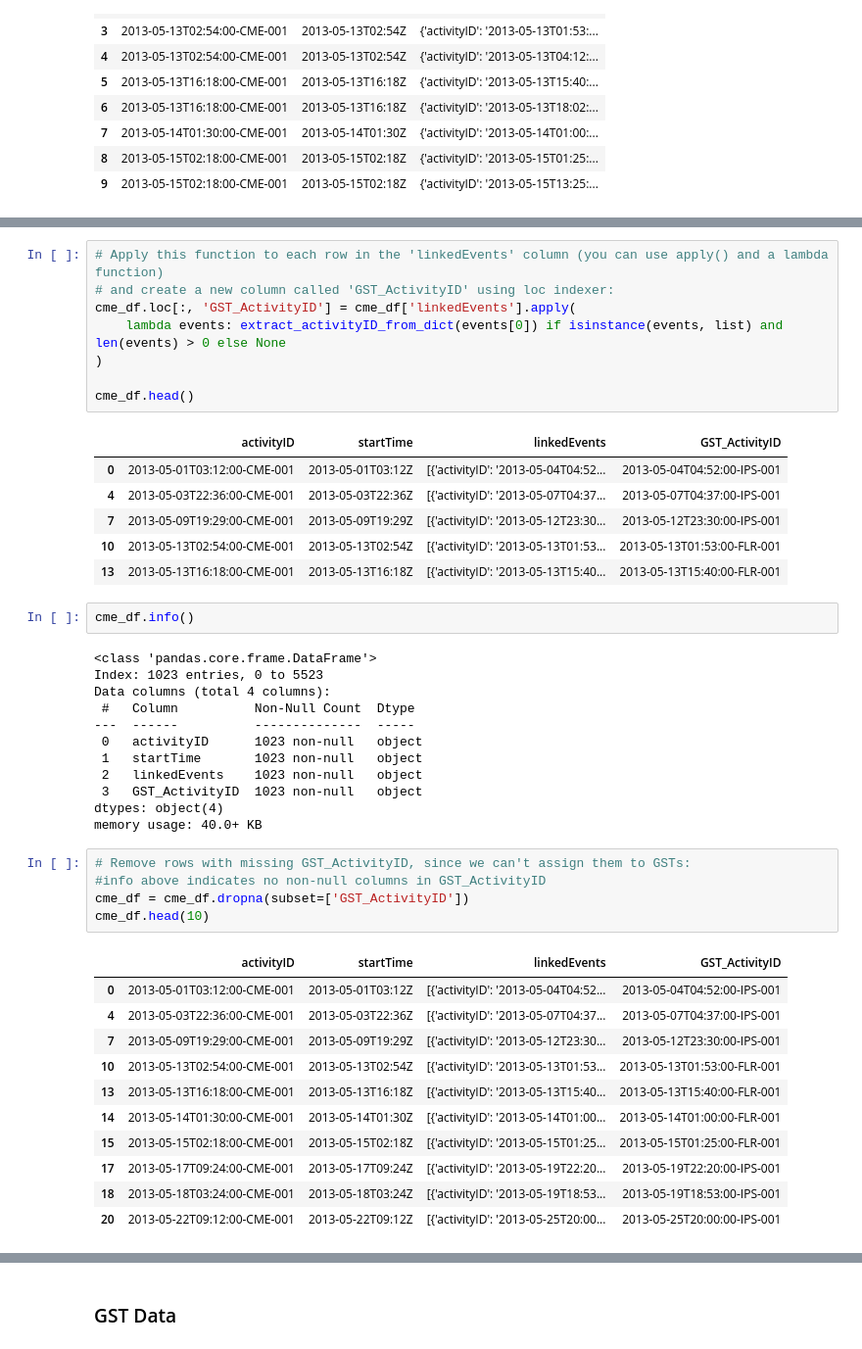
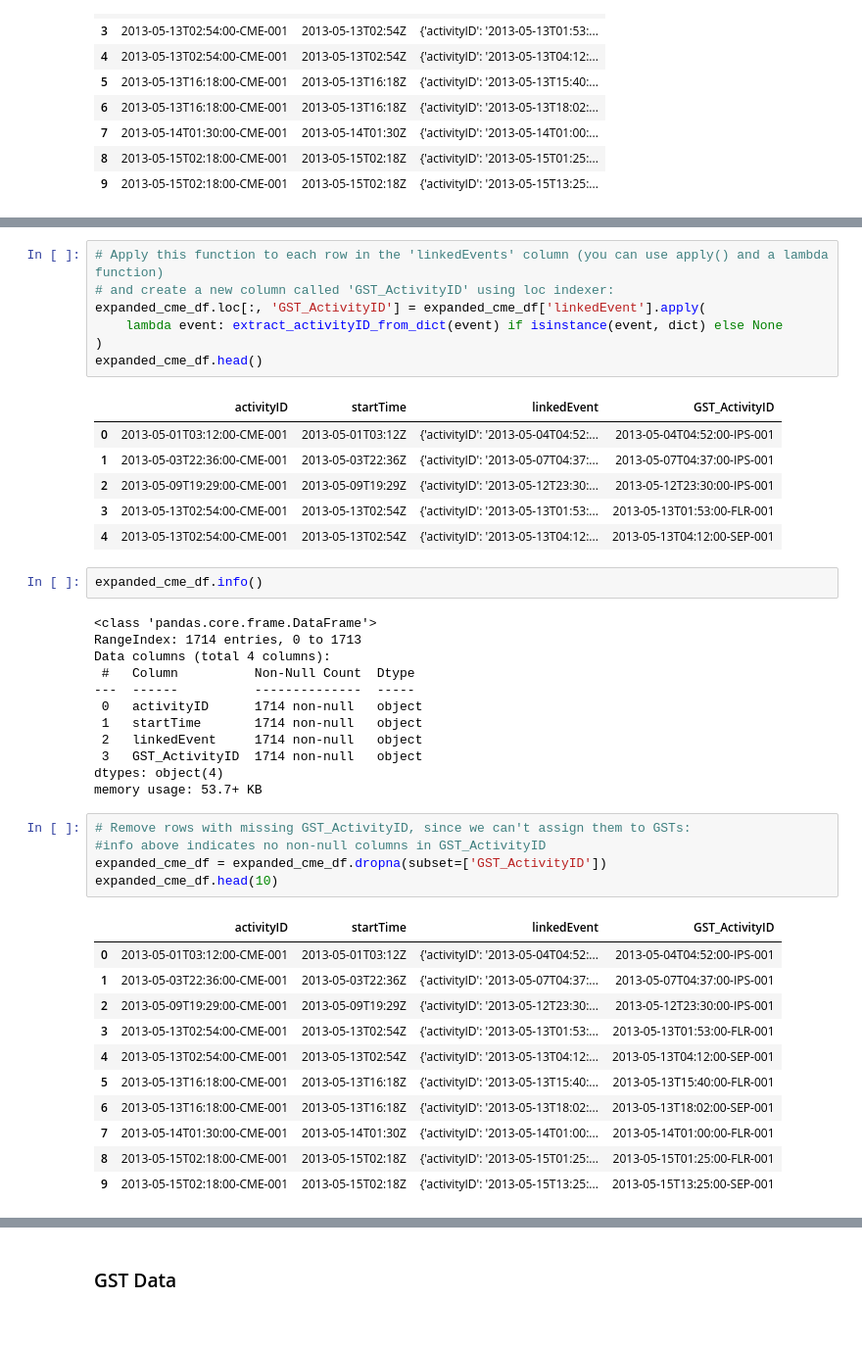
Before and after one commit to chadlbradford/data-sourcing-challenge, a Jupyter notebook: retrieve_data.ipynb, the cells around one changed output, grey strips where cells are left out. Shown at 98% size. Cells and saved outputs as stored; diff of their text form.

```diff
--- a/retrieve_data.ipynb
+++ b/retrieve_data.ipynb
@@ -264,46 +293,45 @@ Result for invalid input: None
 # %%
 # Apply this function to each row in the 'linkedEvents' column (you can use apply() and a lambda function)
 # and create a new column called 'GST_ActivityID' using loc indexer:
-cme_df.loc[:, 'GST_ActivityID'] = cme_df['linkedEvents'].apply(
-    lambda events: extract_activityID_from_dict(events[0]) if isinstance(events, list) and len(events) > 0 else None
+expanded_cme_df.loc[:, 'GST_ActivityID'] = expanded_cme_df['linkedEvent'].apply(
+    lambda event: extract_activityID_from_dict(event) if isinstance(event, dict) else None
 )
-
-cme_df.head()
+expanded_cme_df.head()
 # %% [output]
-|  | activityID | startTime | linkedEvents | GST_ActivityID |
-| 0 | 2013-05-01T03:12:00-CME-001 | 2013-05-01T03:12Z | [{'activityID': '2013-05-04T04:52... | 2013-05-04T04:52:00-IPS-001 |
-| 4 | 2013-05-03T22:36:00-CME-001 | 2013-05-03T22:36Z | [{'activityID': '2013-05-07T04:37... | 2013-05-07T04:37:00-IPS-001 |
-| 7 | 2013-05-09T19:29:00-CME-001 | 2013-05-09T19:29Z | [{'activityID': '2013-05-12T23:30... | 2013-05-12T23:30:00-IPS-001 |
-| 10 | 2013-05-13T02:54:00-CME-001 | 2013-05-13T02:54Z | [{'activityID': '2013-05-13T01:53... | 2013-05-13T01:53:00-FLR-001 |
-| 13 | 2013-05-13T16:18:00-CME-001 | 2013-05-13T16:18Z | [{'activityID': '2013-05-13T15:40... | 2013-05-13T15:40:00-FLR-001 |
+|  | activityID | startTime | linkedEvent | GST_ActivityID |
+| 0 | 2013-05-01T03:12:00-CME-001 | 2013-05-01T03:12Z | {'activityID': '2013-05-04T04:52:... | 2013-05-04T04:52:00-IPS-001 |
+| 1 | 2013-05-03T22:36:00-CME-001 | 2013-05-03T22:36Z | {'activityID': '2013-05-07T04:37:... | 2013-05-07T04:37:00-IPS-001 |
+| 2 | 2013-05-09T19:29:00-CME-001 | 2013-05-09T19:29Z | {'activityID': '2013-05-12T23:30:... | 2013-05-12T23:30:00-IPS-001 |
+| 3 | 2013-05-13T02:54:00-CME-001 | 2013-05-13T02:54Z | {'activityID': '2013-05-13T01:53:... | 2013-05-13T01:53:00-FLR-001 |
+| 4 | 2013-05-13T02:54:00-CME-001 | 2013-05-13T02:54Z | {'activityID': '2013-05-13T04:12:... | 2013-05-13T04:12:00-SEP-001 |
 # %%
-cme_df.info()
+expanded_cme_df.info()
 # %% [output]
 <class 'pandas.core.frame.DataFrame'>
-Index: 1023 entries, 0 to 5523
+RangeIndex: 1714 entries, 0 to 1713
 Data columns (total 4 columns):
  #   Column          Non-Null Count  Dtype
 ---  ------          --------------  -----
- 0   activityID      1023 non-null   object
- 1   startTime       1023 non-null   object
- 2   linkedEvents    1023 non-null   object
- 3   GST_ActivityID  1023 non-null   object
+ 0   activityID      1714 non-null   object
+ 1   startTime       1714 non-null   object
+ 2   linkedEvent     1714 non-null   object
+ 3   GST_ActivityID  1714 non-null   object
 dtypes: object(4)
-memory usage: 40.0+ KB
+memory usage: 53.7+ KB
 # %%
 # Remove rows with missing GST_ActivityID, since we can't assign them to GSTs:
 #info above indicates no non-null columns in GST_ActivityID
-cme_df = cme_df.dropna(subset=['GST_ActivityID'])
-cme_df.head(10)
+expanded_cme_df = expanded_cme_df.dropna(subset=['GST_ActivityID'])
+expanded_cme_df.head(10)
 # %% [output]
-|  | activityID | startTime | linkedEvents | GST_ActivityID |
-| 0 | 2013-05-01T03:12:00-CME-001 | 2013-05-01T03:12Z | [{'activityID': '2013-05-04T04:52... | 2013-05-04T04:52:00-IPS-001 |
-| 4 | 2013-05-03T22:36:00-CME-001 | 2013-05-03T22:36Z | [{'activityID': '2013-05-07T04:37... | 2013-05-07T04:37:00-IPS-001 |
-| 7 | 2013-05-09T19:29:00-CME-001 | 2013-05-09T19:29Z | [{'activityID': '2013-05-12T23:30... | 2013-05-12T23:30:00-IPS-001 |
-| 10 | 2013-05-13T02:54:00-CME-001 | 2013-05-13T02:54Z | [{'activityID': '2013-05-13T01:53... | 2013-05-13T01:53:00-FLR-001 |
-| 13 | 2013-05-13T16:18:00-CME-001 | 2013-05-13T16:18Z | [{'activityID': '2013-05-13T15:40... | 2013-05-13T15:40:00-FLR-001 |
-| 14 | 2013-05-14T01:30:00-CME-001 | 2013-05-14T01:30Z | [{'activityID': '2013-05-14T01:00... | 2013-05-14T01:00:00-FLR-001 |
-| 15 | 2013-05-15T02:18:00-CME-001 | 2013-05-15T02:18Z | [{'activityID': '2013-05-15T01:25... | 2013-05-15T01:25:00-FLR-001 |
-| 17 | 2013-05-17T09:24:00-CME-001 | 2013-05-17T09:24Z | [{'activityID': '2013-05-19T22:20... | 2013-05-19T22:20:00-IPS-001 |
-| 18 | 2013-05-18T03:24:00-CME-001 | 2013-05-18T03:24Z | [{'activityID': '2013-05-19T18:53... | 2013-05-19T18:53:00-IPS-001 |
-| 20 | 2013-05-22T09:12:00-CME-001 | 2013-05-22T09:12Z | [{'activityID': '2013-05-25T20:00... | 2013-05-25T20:00:00-IPS-001 |
+|  | activityID | startTime | linkedEvent | GST_ActivityID |
+| 0 | 2013-05-01T03:12:00-CME-001 | 2013-05-01T03:12Z | {'activityID': '2013-05-04T04:52:... | 2013-05-04T04:52:00-IPS-001 |
+| 1 | 2013-05-03T22:36:00-CME-001 | 2013-05-03T22:36Z | {'activityID': '2013-05-07T04:37:... | 2013-05-07T04:37:00-IPS-001 |
+| 2 | 2013-05-09T19:29:00-CME-001 | 2013-05-09T19:29Z | {'activityID': '2013-05-12T23:30:... | 2013-05-12T23:30:00-IPS-001 |
+| 3 | 2013-05-13T02:54:00-CME-001 | 2013-05-13T02:54Z | {'activityID': '2013-05-13T01:53:... | 2013-05-13T01:53:00-FLR-001 |
+| 4 | 2013-05-13T02:54:00-CME-001 | 2013-05-13T02:54Z | {'activityID': '2013-05-13T04:12:... | 2013-05-13T04:12:00-SEP-001 |
+| 5 | 2013-05-13T16:18:00-CME-001 | 2013-05-13T16:18Z | {'activityID': '2013-05-13T15:40:... | 2013-05-13T15:40:00-FLR-001 |
+| 6 | 2013-05-13T16:18:00-CME-001 | 2013-05-13T16:18Z | {'activityID': '2013-05-13T18:02:... | 2013-05-13T18:02:00-SEP-001 |
+| 7 | 2013-05-14T01:30:00-CME-001 | 2013-05-14T01:30Z | {'activityID': '2013-05-14T01:00:... | 2013-05-14T01:00:00-FLR-001 |
+| 8 | 2013-05-15T02:18:00-CME-001 | 2013-05-15T02:18Z | {'activityID': '2013-05-15T01:25:... | 2013-05-15T01:25:00-FLR-001 |
+| 9 | 2013-05-15T02:18:00-CME-001 | 2013-05-15T02:18Z | {'activityID': '2013-05-15T13:25:... | 2013-05-15T13:25:00-SEP-001 |
```
Also changed, not shown: parts of 20 cells of this notebook, 1 other file.
